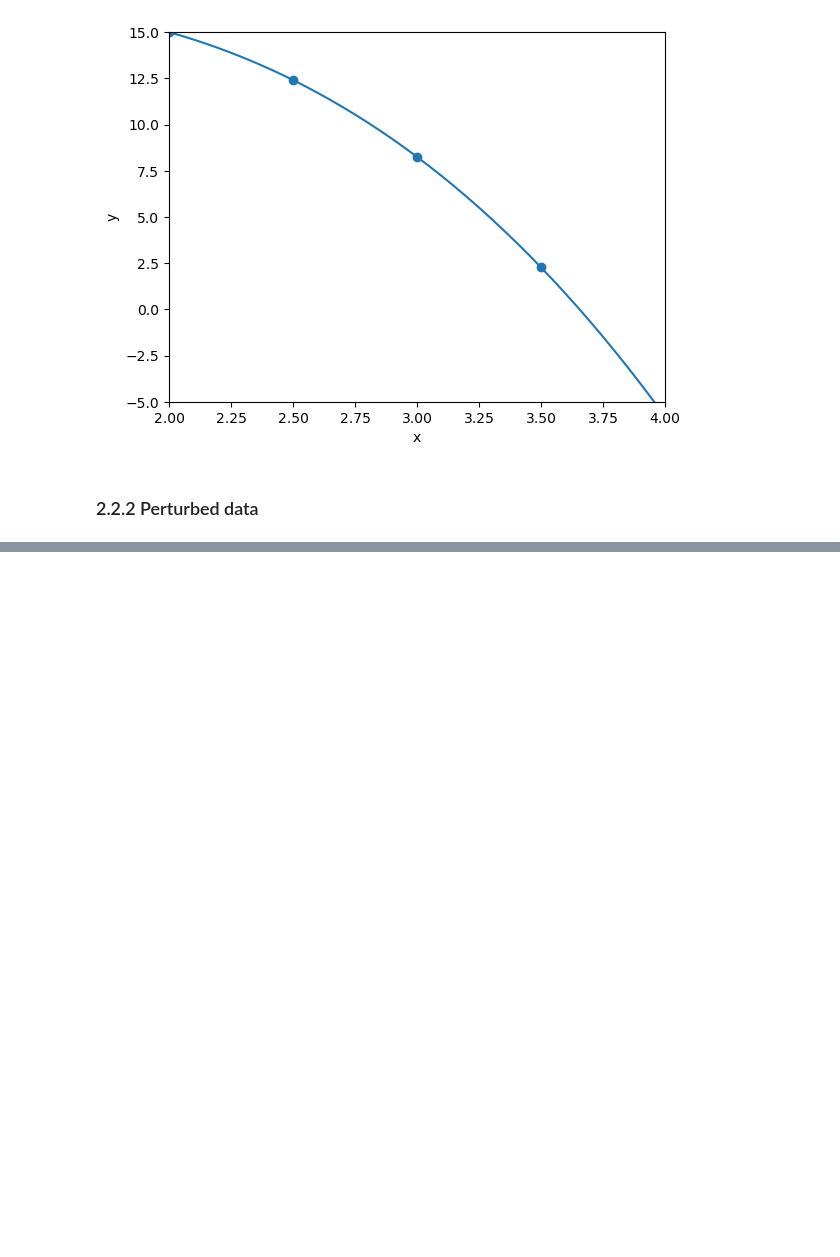
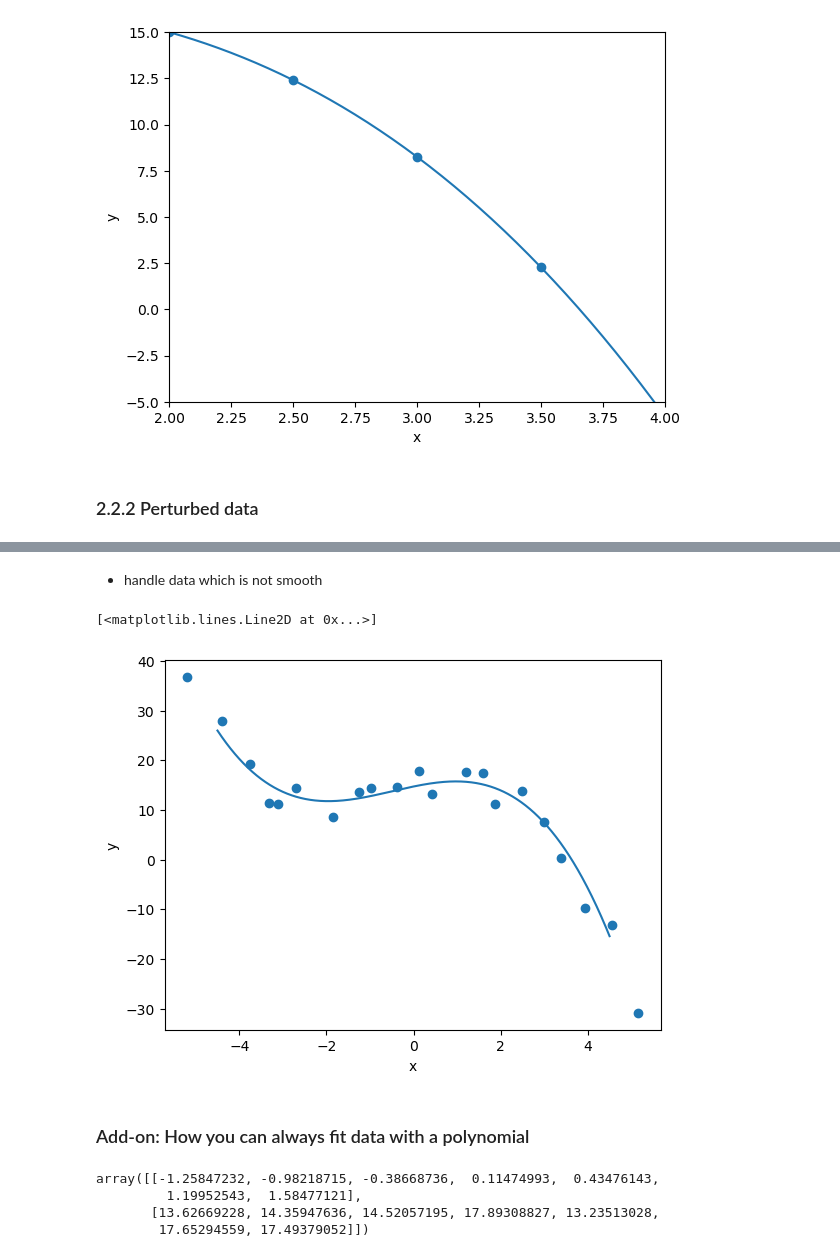
Before and after one commit to A-Hashemiann/Computational-Science, a Jupyter notebook: Computational-Physics/Taylor_Series.ipynb, the cells around one changed output, grey strips where cells are left out. Drawn from its saved outputs; the diff is of its cells as text; code cells hidden in the pictures; blank space fills up the shorter version.

Commit message:
Handle_Data

```diff
--- a/Computational-Physics/Taylor_Series.ipynb
+++ b/Computational-Physics/Taylor_Series.ipynb
@@ -299,0 +300,17 @@ plt.plot(x_list, splineCubic(x_list))
+# %% [markdown]
+- handle data which is not smooth
+# %%
+splineSmooth = interpolate.UnivariateSpline(data[0], data[1])
+splineSmooth.set_smoothing_factor(500)
+# %%
+plt.xlabel('x')
+plt.ylabel('y')
+
+x_list = np.linspace(-4.5,4.5,901)
+plt.scatter(data[0], data[1])
+plt.plot(x_list, splineSmooth(x_list))
+# %% [output]
+[<matplotlib.lines.Line2D at 0x...>]
+[figure, added]
+# %% [markdown]
+### Add-on: How you can always fit data with a polynomial
@@ -299,0 +319,7 @@ plt.plot(x_list, splineCubic(x_list))
+# %%
+datapoly
+# %% [output]
+array([[-1.25847232, -0.98218715, -0.38668736,  0.11474993,  0.43476143,
+         1.19952543,  1.58477121],
+       [13.62669228, 14.35947636, 14.52057195, 17.89308827, 13.23513028,
+        17.65294559, 17.49379052]])
```
Also changed, not shown: parts of 4 cells of this notebook.
